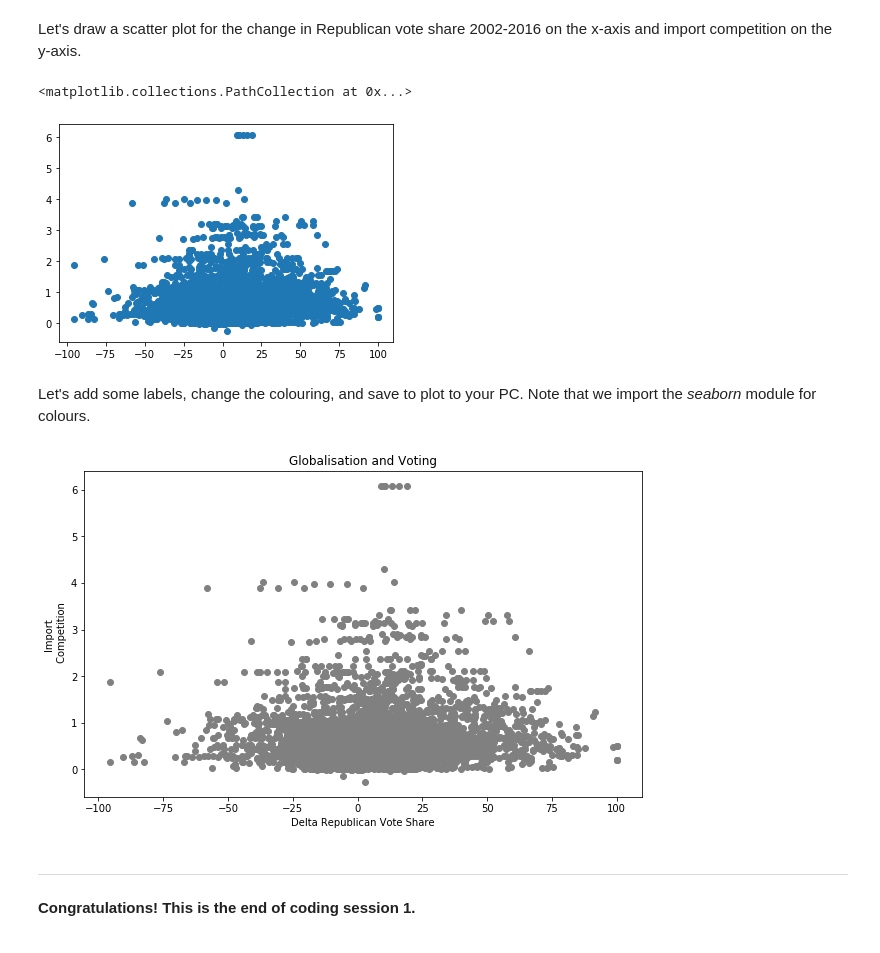
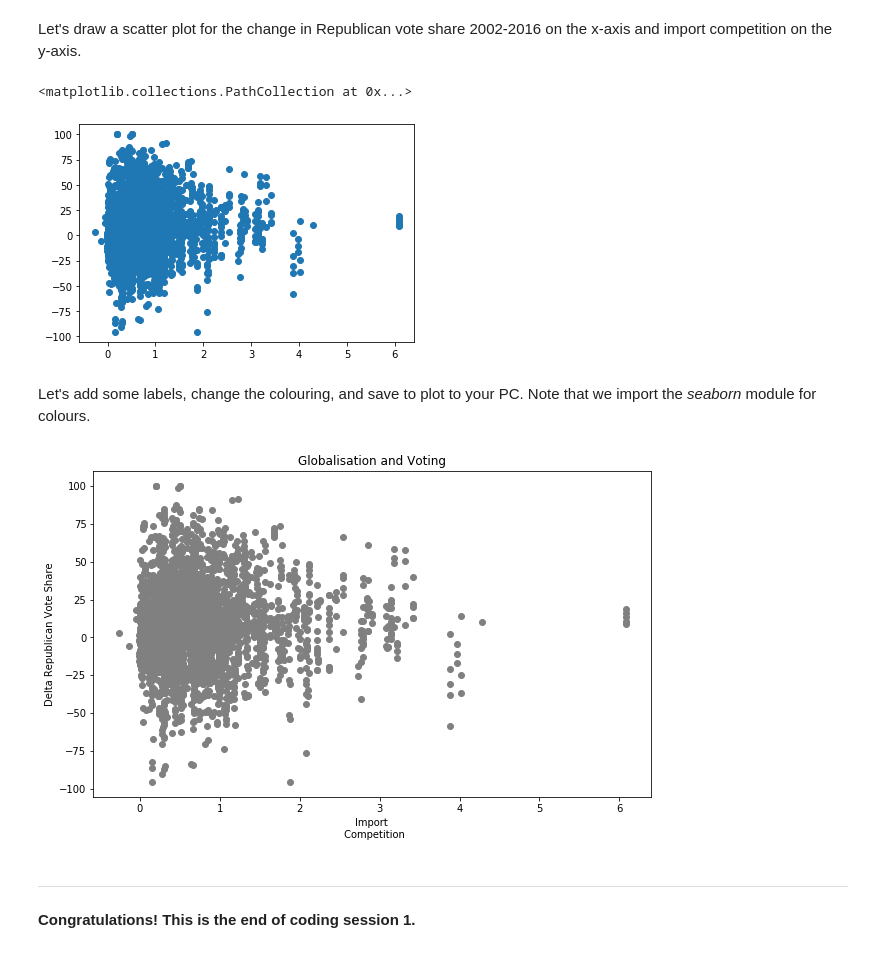
Before and after one commit to FelixHagemeister/POL63102, a Jupyter notebook: Coding_Session_1.ipynb, the cells around one changed output. Drawn from its saved outputs; the diff is of its cells as text; code cells hidden in the pictures.

```diff
--- a/Coding_Session_1.ipynb
+++ b/Coding_Session_1.ipynb
@@ -120,10 +120,10 @@ Let's draw a scatter plot for the change in Republican vote share 2002-2016 on t
 # %%
 # help(plt.scatter)
 # %%
-plt.scatter(df["d2_shnr_2002_2016"], df["d_imp_usch_pd"])
+plt.scatter(df["d_imp_usch_pd"], df["d2_shnr_2002_2016"])
 # %% [output]
 <matplotlib.collections.PathCollection at 0x...>
-[figure, old version]
+[figure, new version]
 # %% [markdown]
 Let's add some labels, change the colouring, and save to plot to your PC. Note that we import the *seaborn* module for colours.
 # %%
@@ -133,17 +133,17 @@ import seaborn as sns
 fig, ax = plt.subplots(figsize=(10, 6))
 
 # Define x and y axes
-ax.scatter(df["d2_shnr_2002_2016"], df["d_imp_usch_pd"], c="grey")
+ax.scatter(df["d_imp_usch_pd"], df["d2_shnr_2002_2016"], c="grey")
 
 # Set plot title and axes labels
 ax.set(title = "Globalisation and Voting",
-       xlabel = "Delta Republican Vote Share",
-       ylabel = "Import \n Competition")
+       ylabel = "Delta Republican Vote Share",
+       xlabel = "Import \n Competition")
 
 # Save as .png
 plt.savefig('C:/Users/felix/Dropbox/HfP/Teaching/SoSe21/Populism_Course/results/plot_1.png')
 # %% [output]
-[figure, old version]
+[figure, new version]
 # %% [markdown]
 ---
 **Congratulations! This is the end of coding session 1.**
```
